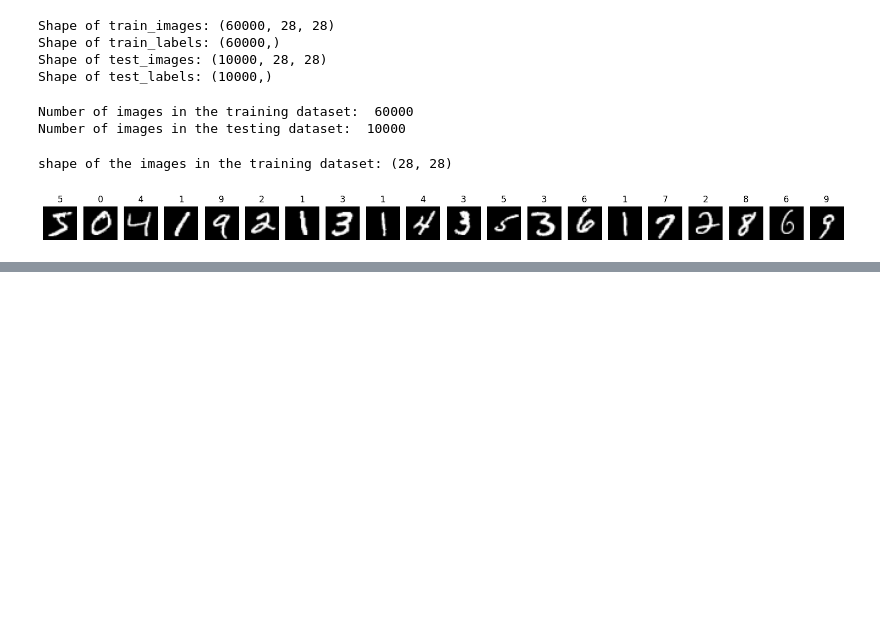
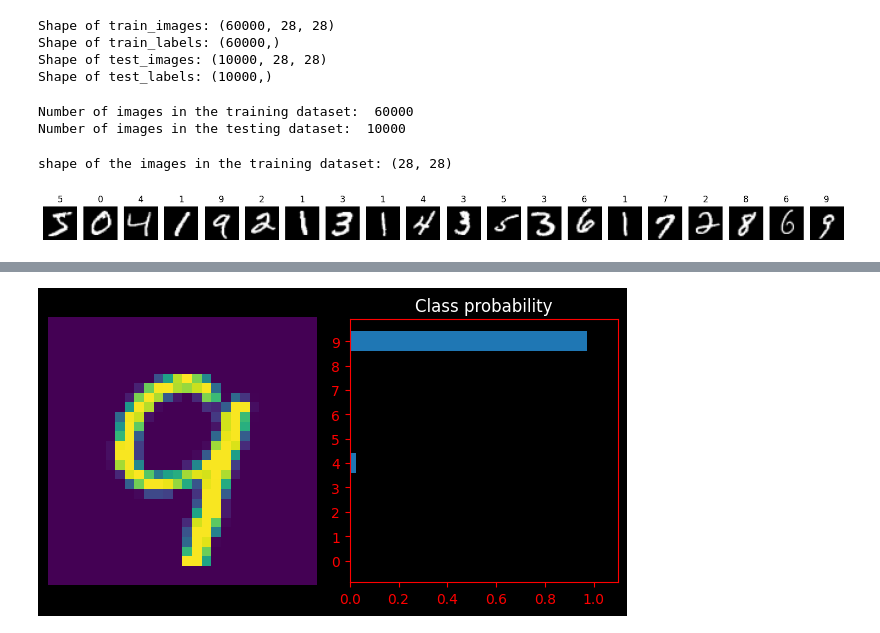
Before and after one commit to prathmesh-ka-github/Inkwell, a Jupyter notebook: inkwell.ipynb, the cells around one changed output, grey strips where cells are left out. Saved outputs shown, nothing was run; the diff lists cells and outputs as text; code cells hidden in the pictures; blank space fills up the shorter version.

```diff
--- a/inkwell.ipynb
+++ b/inkwell.ipynb
@@ -116,0 +135,5 @@ view_classify(image5, propabilities5[0])
+# %%
+image6, label = test_images[16], test_labels[16]
+propabilities6 = model.predict(image6.reshape(1,28,28,1))
+view_classify(image6, propabilities6[0])
+# %% [output]
@@ -117,3 +141,4 @@ view_classify(image5, propabilities5[0])
+[figure, added]
 # %%
 test_loss, test_accuracy = model.evaluate(test_images, test_labels)
 print(f'Accuracy of the neural network on the {test_images.shape[0]} test images: {test_accuracy *100:.2f}%')
```
Also changed, not shown: parts of 11 cells of this notebook.
